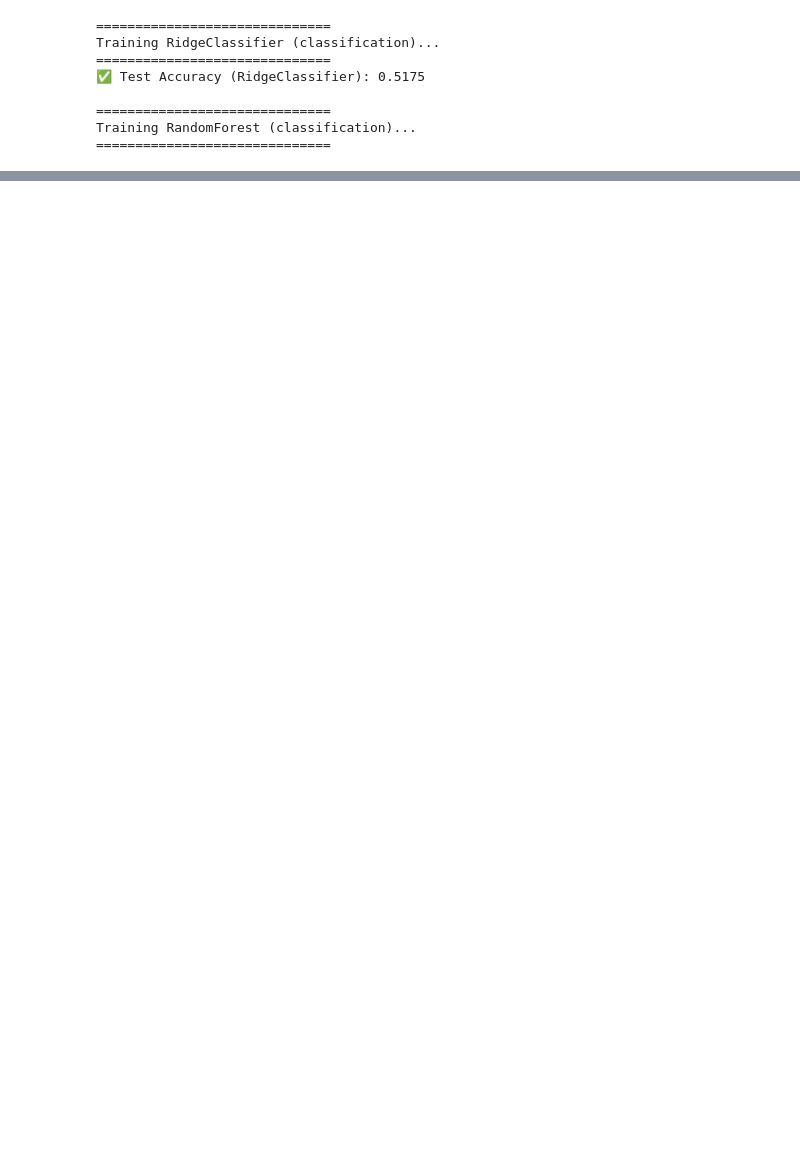
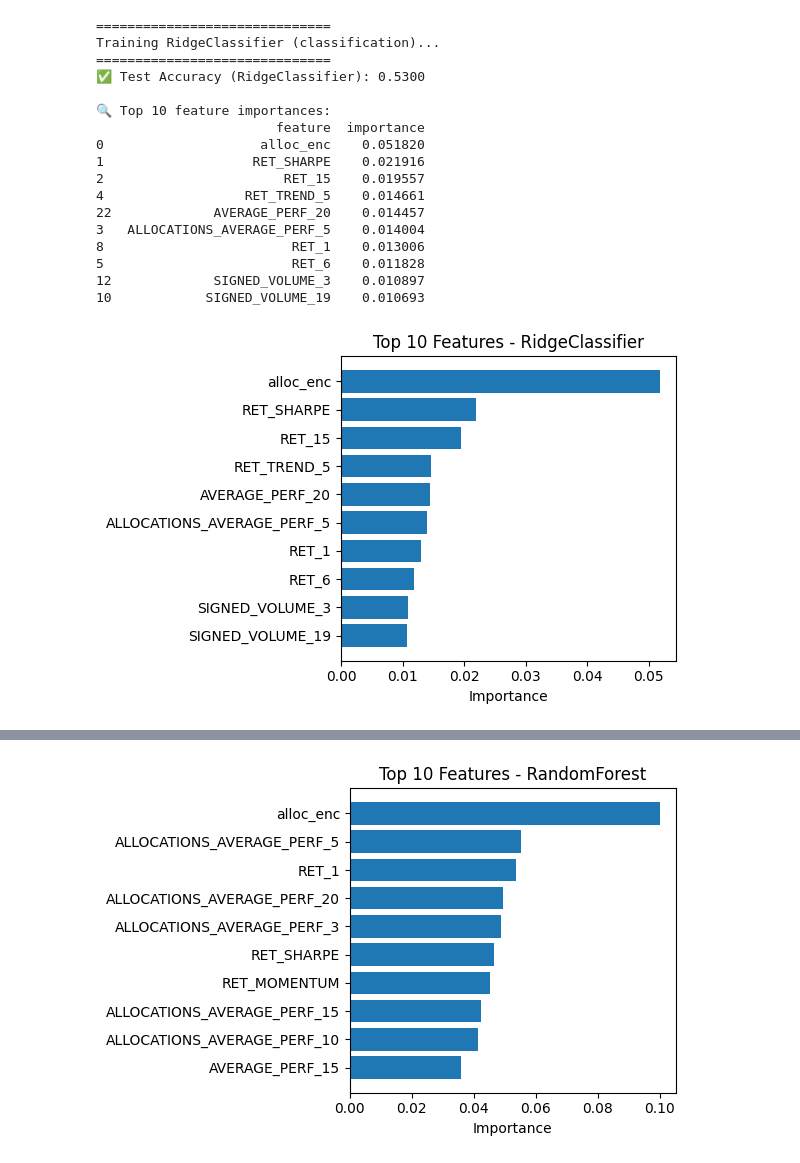
Before and after one commit to leclercrafael/QRT-Asset-Allocation-Performance-forecasting, a Jupyter notebook: comparaison_models.ipynb, the cells around one changed output, grey strips where cells are left out. Drawn from its saved outputs; the diff is of its cells as text; code cells hidden in the pictures; blank space fills up the shorter version.

```diff
--- a/comparaison_models.ipynb
+++ b/comparaison_models.ipynb
@@ -44,0 +81,6 @@ X_test, y_test_bin, y_test_cont = X.loc[test_idx, features], y_bin.loc[test_idx]
+# %%
+enc = TargetEncoder()
+X_train["alloc_enc"] = enc.fit_transform(X_train["ALLOCATION"], y_train_bin)
+X_test["alloc_enc"] = enc.transform(X_test["ALLOCATION"], y_test_bin)
+X_train["ALLOC_TS_INTER"] = X_train["alloc_enc"] * X_train["TS_num"]
+X_test["ALLOC_TS_INTER"] = X_test["alloc_enc"] * X_test["TS_num"]
@@ -45,4 +120,4 @@ X_test, y_test_bin, y_test_cont = X.loc[test_idx, features], y_bin.loc[test_idx]
 # %%
 scaler = StandardScaler()
-X_train_scaled = scaler.fit_transform(X_train.fillna(0))
-X_test_scaled = scaler.transform(X_test.fillna(0))
+X_train_scaled = scaler.fit_transform(X_train[features].fillna(0))
+X_test_scaled = scaler.transform(X_test[features].fillna(0))
@@ -49,7 +155,13 @@ X_test_scaled = scaler.transform(X_test.fillna(0))
+# %%
+scaler = StandardScaler()
+features=best_ridge
+X_train_scaled = scaler.fit_transform(X_train[features].fillna(0))
+X_test_scaled = scaler.transform(X_test[features].fillna(0))
 # %%
 models_classif = {
     "RidgeClassifier": RidgeClassifier(alpha=1e-2, fit_intercept=False),
     "RandomForest": RandomForestClassifier(n_estimators=200, max_depth=8, random_state=42, n_jobs=-1),
+    '''''
     "LightGBM": lgb.LGBMClassifier(
         n_estimators=500,
         learning_rate=0.05,
@@ -70,6 +182,7 @@ models_classif = {
         use_label_encoder=False,
         eval_metric='logloss',
     ),
+    '''''
     "CatBoost": CatBoostClassifier(
         iterations=500,
         depth=6,
@@ -111,23 +194,71 @@ models_regress = {
 # %%
 results_classif = {}
+
 for name, model in models_classif.items():
     print(f"\n{'='*30}\nTraining {name} (classification)...\n{'='*30}")
+
+    # Entraînement
     if "Ridge" in name:
         model.fit(X_train_scaled, y_train_bin)
         y_pred = model.predict(X_test_scaled)
     else:
-        model.fit(X_train.fillna(0), y_train_bin.values.ravel())
-        y_pred = model.predict(X_test.fillna(0))
+        model.fit(X_train[features].fillna(0), y_train_bin.values.ravel())
+        y_pred = model.predict(X_test[features].fillna(0))
 
+    # Évaluation
     acc = accuracy_score(y_test_bin, y_pred)
     results_classif[name] = acc
     print(f"✅ Test Accuracy ({name}): {acc:.4f}")
+
+    # Importance des features
+    print("\n🔍 Top 10 feature importances:")
+    try:
+        if hasattr(model, "feature_importances_"):
+            importances = model.feature_importances_
+        elif hasattr(model, "coef_"):
+            importances = np.abs(model.coef_.ravel())  # abs pour Ridge
+        else:
+            raise AttributeError("No feature importance attribute found.")
+
+        importance_df = pd.DataFrame({
+            "feature": features,
+            "importance": importances
+        }).sort_values("importance", ascending=False)
+        top_half = importance_df.iloc[:importance_df.shape[0] // 2]["feature"].tolist()
+
+        if "Ridge" in name:
+            best_ridge = top_half
+        elif "Random" in name:
+            best_rf = top_half
+        print(importance_df.head(10))
+
+        # Plot
+        plt.figure(figsize=(6, 4))
+        plt.barh(importance_df["feature"].head(10)[::-1],
+                 importance_df["importance"].head(10)[::-1])
+        plt.title(f"Top 10 Features - {name}")
+        plt.xlabel("Importance")
+        plt.tight_layout()
+        plt.show()
+
+    except Exception as e:
+        print(f"⚠️ Could not compute feature importances for {name}: {e}")
 # %% [output]
 ==============================
 Training RidgeClassifier (classification)...
 ==============================
-✅ Test Accuracy (RidgeClassifier): 0.5175
+✅ Test Accuracy (RidgeClassifier): 0.5300
 
-==============================
-Training RandomForest (classification)...
-==============================
+🔍 Top 10 feature importances:
+                       feature  importance
+0                    alloc_enc    0.051820
+1                   RET_SHARPE    0.021916
+2                       RET_15    0.019557
+4                  RET_TREND_5    0.014661
+22             AVERAGE_PERF_20    0.014457
+3   ALLOCATIONS_AVERAGE_PERF_5    0.014004
+8                        RET_1    0.013006
+5                        RET_6    0.011828
+12             SIGNED_VOLUME_3    0.010897
+10            SIGNED_VOLUME_19    0.010693
+[figure, added]
@@ -150,0 +282 @@ Training XGBoost (classification)...
+[figure, added]
```
Also changed, not shown: parts of 10 cells of this notebook, 3 other files.
